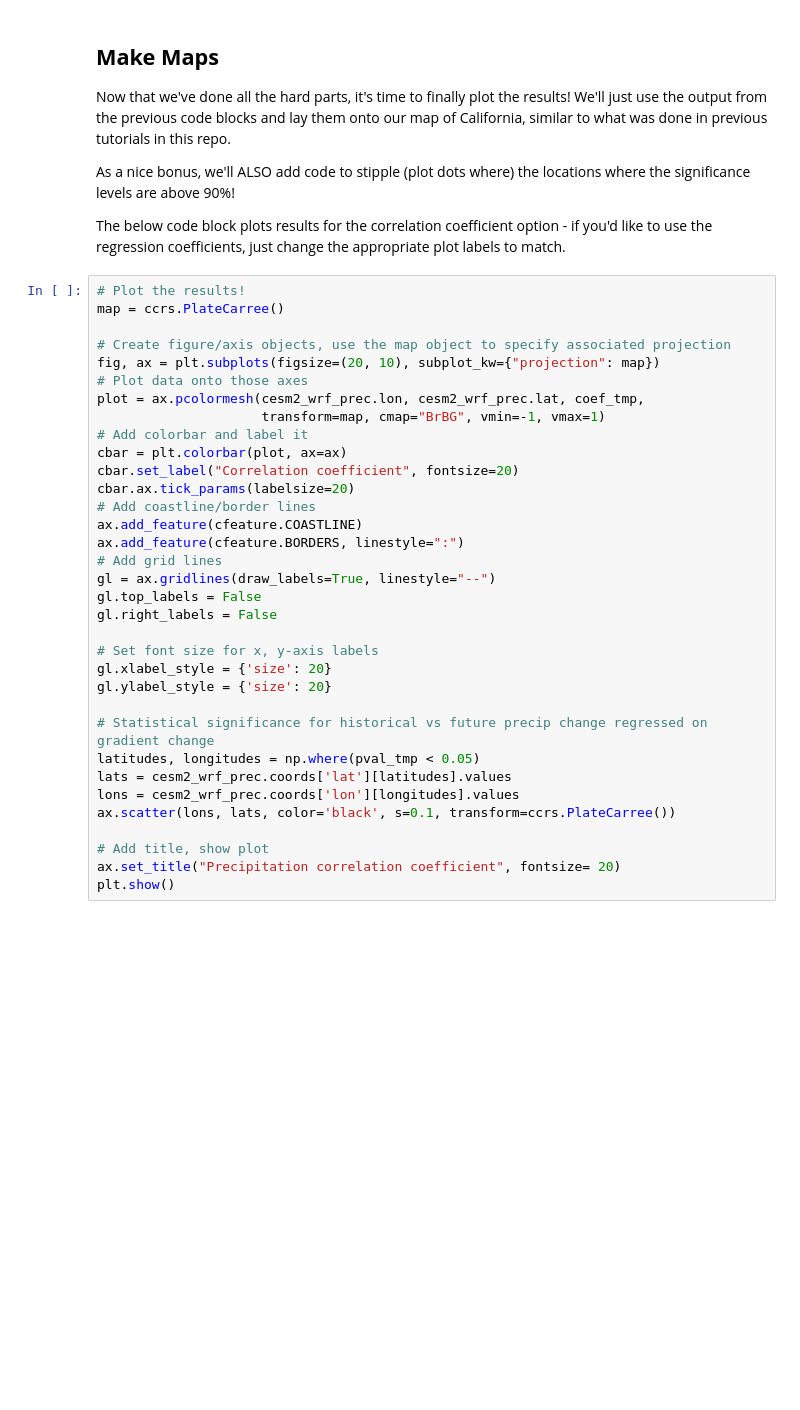
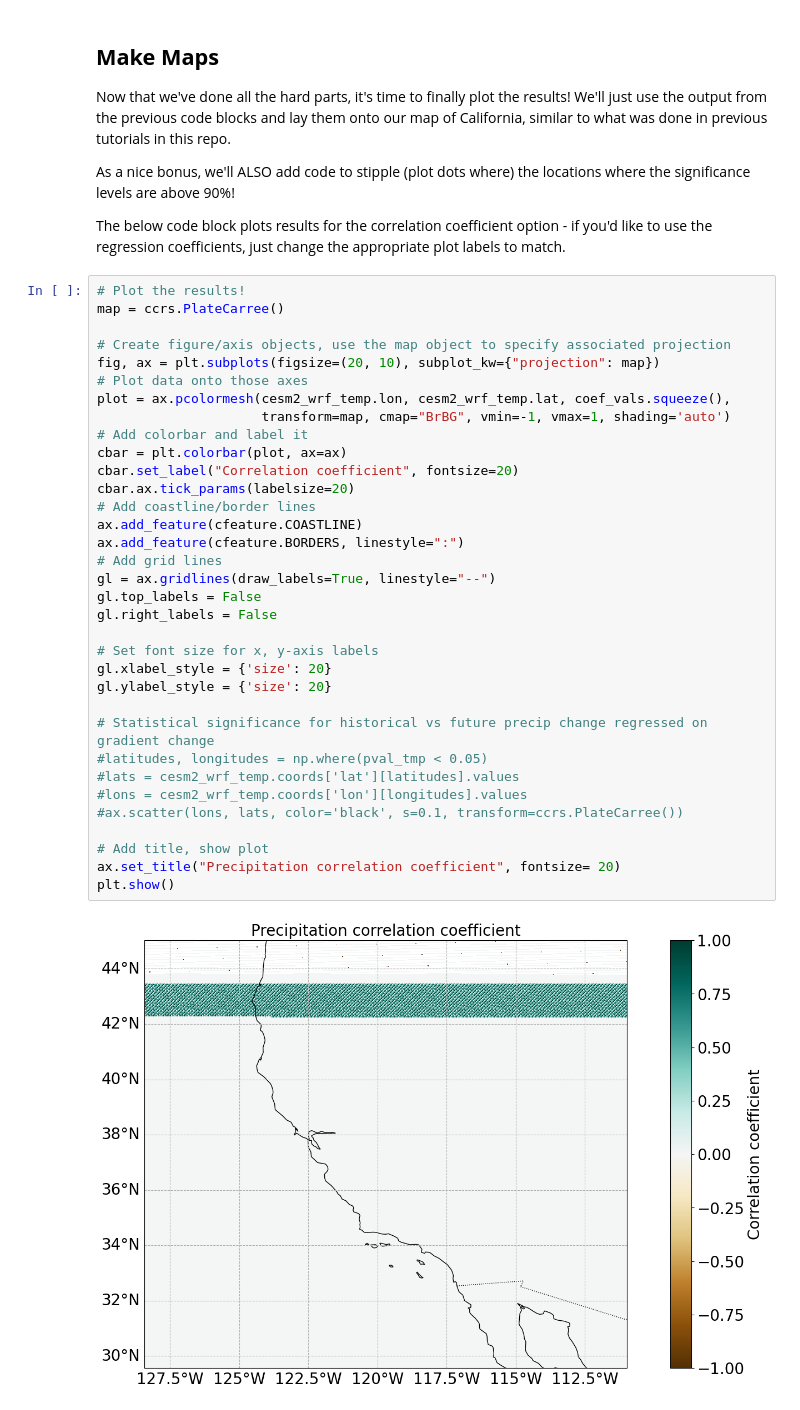
Before and after one commit to tommats00/Cal-Adapt-diagnostics, a Jupyter notebook: 3. Correlation and Regression Maps.ipynb, the cells around one changed output. Saved outputs shown, nothing was run; the diff lists cells and outputs as text; blank space fills up the shorter version.

```diff
--- a/3. Correlation and Regression Maps.ipynb
+++ b/3. Correlation and Regression Maps.ipynb
@@ -305,34 +330,36 @@ The below code block plots results for the correlation coefficient option - if y
 # %%
 # Plot the results!
 map = ccrs.PlateCarree()
 
 # Create figure/axis objects, use the map object to specify associated projection
 fig, ax = plt.subplots(figsize=(20, 10), subplot_kw={"projection": map})
 # Plot data onto those axes
-plot = ax.pcolormesh(cesm2_wrf_prec.lon, cesm2_wrf_prec.lat, coef_tmp,
-                     transform=map, cmap="BrBG", vmin=-1, vmax=1)
+plot = ax.pcolormesh(cesm2_wrf_temp.lon, cesm2_wrf_temp.lat, coef_vals.squeeze(),
+                     transform=map, cmap="BrBG", vmin=-1, vmax=1, shading='auto')
 # Add colorbar and label it
 cbar = plt.colorbar(plot, ax=ax)
 cbar.set_label("Correlation coefficient", fontsize=20)
 cbar.ax.tick_params(labelsize=20)
 # Add coastline/border lines
 ax.add_feature(cfeature.COASTLINE)
 ax.add_feature(cfeature.BORDERS, linestyle=":")
 # Add grid lines
 gl = ax.gridlines(draw_labels=True, linestyle="--")
 gl.top_labels = False
 gl.right_labels = False
 
 # Set font size for x, y-axis labels
 gl.xlabel_style = {'size': 20}
 gl.ylabel_style = {'size': 20}
 
 # Statistical significance for historical vs future precip change regressed on gradient change
-latitudes, longitudes = np.where(pval_tmp < 0.05)
-lats = cesm2_wrf_prec.coords['lat'][latitudes].values
-lons = cesm2_wrf_prec.coords['lon'][longitudes].values
-ax.scatter(lons, lats, color='black', s=0.1, transform=ccrs.PlateCarree())
+#latitudes, longitudes = np.where(pval_tmp < 0.05)
+#lats = cesm2_wrf_temp.coords['lat'][latitudes].values
+#lons = cesm2_wrf_temp.coords['lon'][longitudes].values
+#ax.scatter(lons, lats, color='black', s=0.1, transform=ccrs.PlateCarree())
 
 # Add title, show plot
 ax.set_title("Precipitation correlation coefficient", fontsize= 20)
 plt.show()
+# %% [output]
+[figure, added]
```
Also changed, not shown: parts of 16 cells of this notebook, 3 other files.
